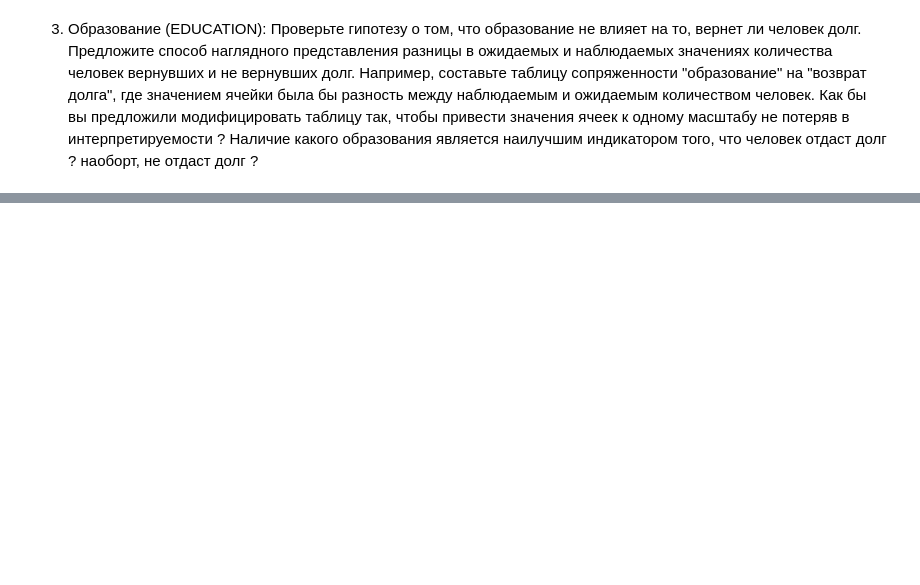
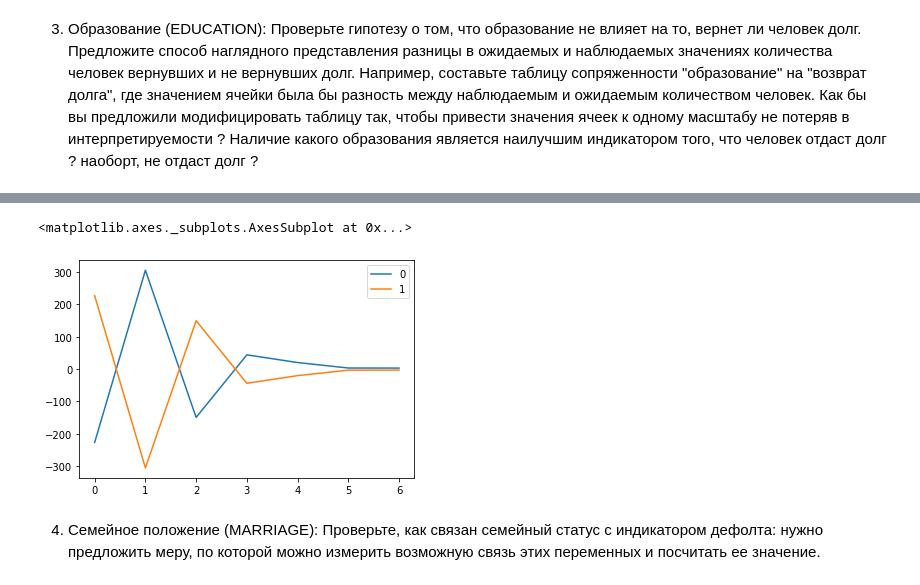
Before and after one commit to gazon1/Coursera-, a Jupyter notebook: Анализ данных в задаче кредитного скоринга.ipynb, the cells around one changed output, grey strips where cells are left out. Saved outputs shown, nothing was run; the diff lists cells and outputs as text; code cells hidden in the pictures; blank space fills up the shorter version.

```diff
--- a/Анализ данных в задаче кредитного скоринга.ipynb
+++ b/Анализ данных в задаче кредитного скоринга.ipynb
@@ -108,0 +177,5 @@ normal_interval [0.555137, 0.578980] with width 0.023843
+# %%
+x1 = df.loc[df.default==0, 'EDUCATION'].value_counts().to_frame()
+x2 = df.loc[df.default==1, 'EDUCATION'].value_counts().to_frame()
+matr = x1.join(x2, how='left', lsuffix='0', rsuffix='1').fillna(0)
+matr = matr.values.T
@@ -108,0 +188,4 @@ normal_interval [0.555137, 0.578980] with width 0.023843
+# %%
+res = chi2_contingency(matr)
+p_value = res[1]
+expected = res[3]
@@ -108,0 +198,4 @@ normal_interval [0.555137, 0.578980] with width 0.023843
+# %%
+x1 = df.loc[df.default==0, 'EDUCATION'].value_counts().to_frame()
+x2 = df.loc[df.default==1, 'EDUCATION'].value_counts().to_frame()
+matr = x1.join(x2, how='left', lsuffix='0', rsuffix='1').fillna(0)
@@ -108,0 +213,7 @@ normal_interval [0.555137, 0.578980] with width 0.023843
+# %%
+pd.DataFrame((matr.values.T - expected).T).plot()
+# %% [output]
+<matplotlib.axes._subplots.AxesSubplot at 0x...>
+[figure, added]
+# %% [markdown]
+4. Семейное положение (MARRIAGE): Проверьте, как связан семейный статус с индикатором дефолта: нужно предложить меру, по которой можно измерить возможную связь этих переменных и посчитать ее значение.
```
Also changed, not shown: parts of 29 cells of this notebook, 10 other files.
